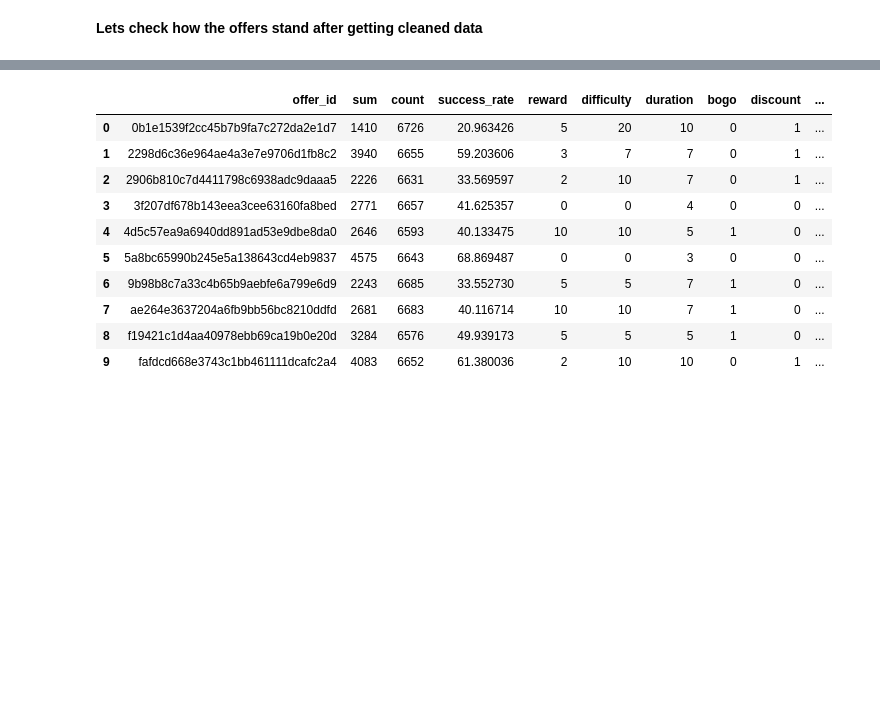
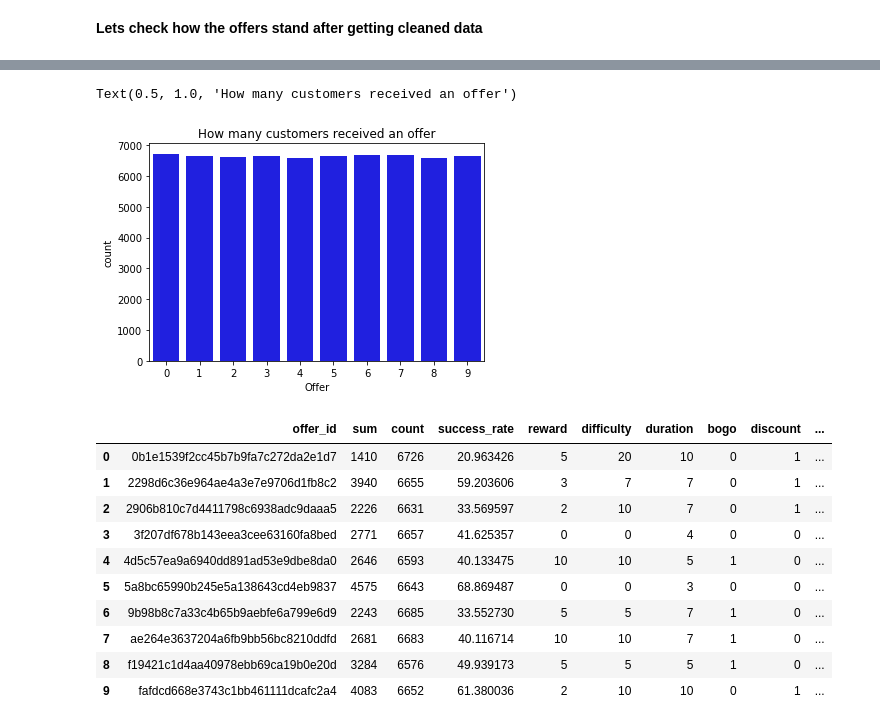
Before and after one commit to addu1/DS_NANO, a Jupyter notebook: starbuckcapstone/Starbucks_Capstone_notebook.ipynb, the cells around one changed output, grey strips where cells are left out. Saved outputs shown, nothing was run; the diff lists cells and outputs as text; code cells hidden in the pictures; blank space fills up the shorter version.

```diff
--- a/starbuckcapstone/Starbucks_Capstone_notebook.ipynb
+++ b/starbuckcapstone/Starbucks_Capstone_notebook.ipynb
@@ -480,3 +492,11 @@ offersuccess_rate
+# %%
+sns.barplot(x=offersuccess_rate.index,y=offersuccess_rate['count'],color="blue")
+plt.xlabel('Offer')
+plt.ylabel('count')
+plt.title('How many customers received an offer')
+# %% [output]
+Text(0.5, 1.0, 'How many customers received an offer')
+[figure, added]
 # %%
 pd.merge(offersuccess_rate, clean_portfolio,on='offer_id')
 # %% [output]
```
Also changed, not shown: parts of 19 cells of this notebook.
